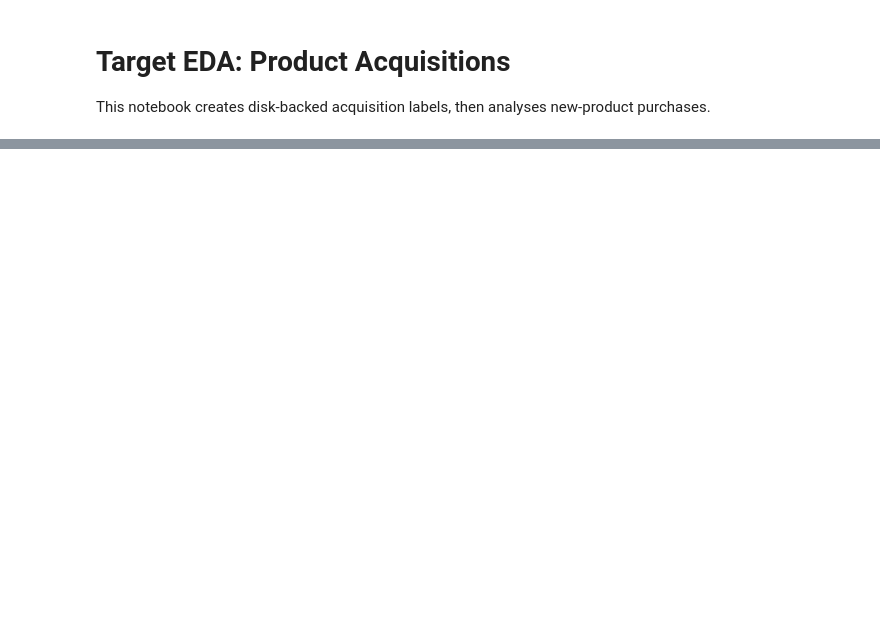
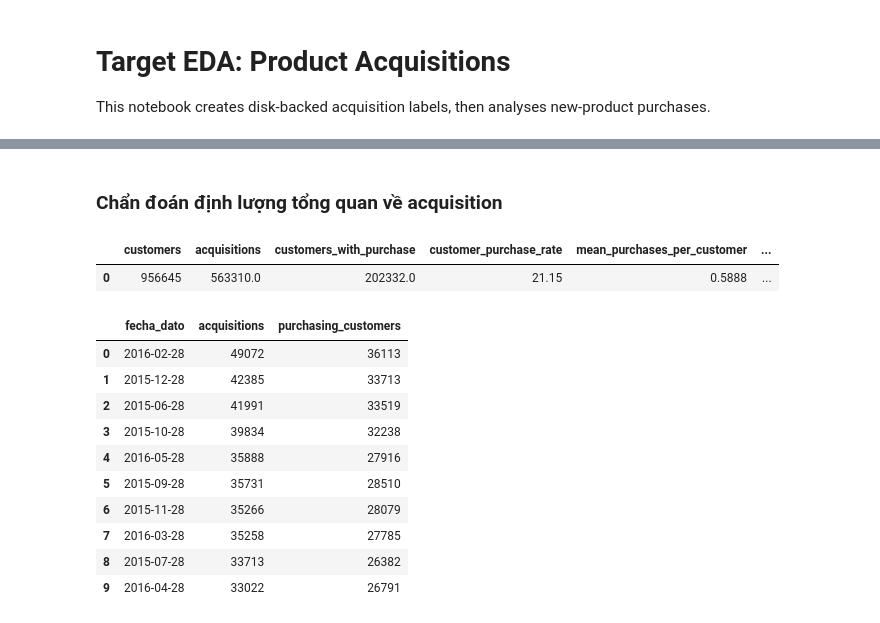
Before and after one commit to lbngyn/Santander-Product-Recommendation, a Jupyter notebook: notebooks/target_EDA.ipynb, the cells around one changed output, grey strips where cells are left out. Drawn from its saved outputs; the diff is of its cells as text; code cells hidden in the pictures; blank space fills up the shorter version.

```diff
--- a/notebooks/target_EDA.ipynb
+++ b/notebooks/target_EDA.ipynb
@@ -215,0 +489,48 @@ plt.show()
+# %% [markdown]
+### Chẩn đoán định lượng tổng quan về acquisition
+# %%
+# Compact diagnostics for EDA interpretation.
+total_stats = q(f"""
+    WITH customer_totals AS (
+        SELECT ncodpers, ({summed_acquisition_expression}) AS total_new_purchases
+        FROM read_parquet(?)
+        GROUP BY ncodpers
+    )
+    SELECT
+        COUNT(*) AS customers,
+        SUM(total_new_purchases) AS acquisitions,
+        SUM(total_new_purchases > 0) AS customers_with_purchase,
+        ROUND(100.0 * SUM(total_new_purchases > 0) / COUNT(*), 3) AS customer_purchase_rate,
+        ROUND(AVG(total_new_purchases), 4) AS mean_purchases_per_customer,
+        quantile_cont(total_new_purchases, 0.5) AS median_purchases_per_customer,
+        MAX(total_new_purchases) AS max_purchases_per_customer
+    FROM customer_totals
+""", str(TRAIN_PARQUET))
+
+monthly_summary = q(f"""
+    SELECT
+        fecha_dato,
+        SUM(({total_acquisition_expression}))::BIGINT AS acquisitions,
+        SUM(({total_acquisition_expression}) > 0)::BIGINT AS purchasing_customers
+    FROM read_parquet(?)
+    GROUP BY fecha_dato
+    ORDER BY acquisitions DESC
+    LIMIT 10
+""", str(TRAIN_PARQUET))
+
+display(total_stats)
+display(monthly_summary)
+# %% [output]
+|  | customers | acquisitions | customers_with_purchase | customer_purchase_rate | mean_purchases_per_customer | ... |
+| 0 | 956645 | 563310.0 | 202332.0 | 21.15 | 0.5888 | ... |
+|  | fecha_dato | acquisitions | purchasing_customers |
+| 0 | 2016-02-28 | 49072 | 36113 |
+| 1 | 2015-12-28 | 42385 | 33713 |
+| 2 | 2015-06-28 | 41991 | 33519 |
+| 3 | 2015-10-28 | 39834 | 32238 |
+| 4 | 2016-05-28 | 35888 | 27916 |
+| 5 | 2015-09-28 | 35731 | 28510 |
+| 6 | 2015-11-28 | 35266 | 28079 |
+| 7 | 2016-03-28 | 35258 | 27785 |
+| 8 | 2015-07-28 | 33713 | 26382 |
+| 9 | 2016-04-28 | 33022 | 26791 |
```
Also changed, not shown: parts of 43 cells of this notebook, 5 other files.
